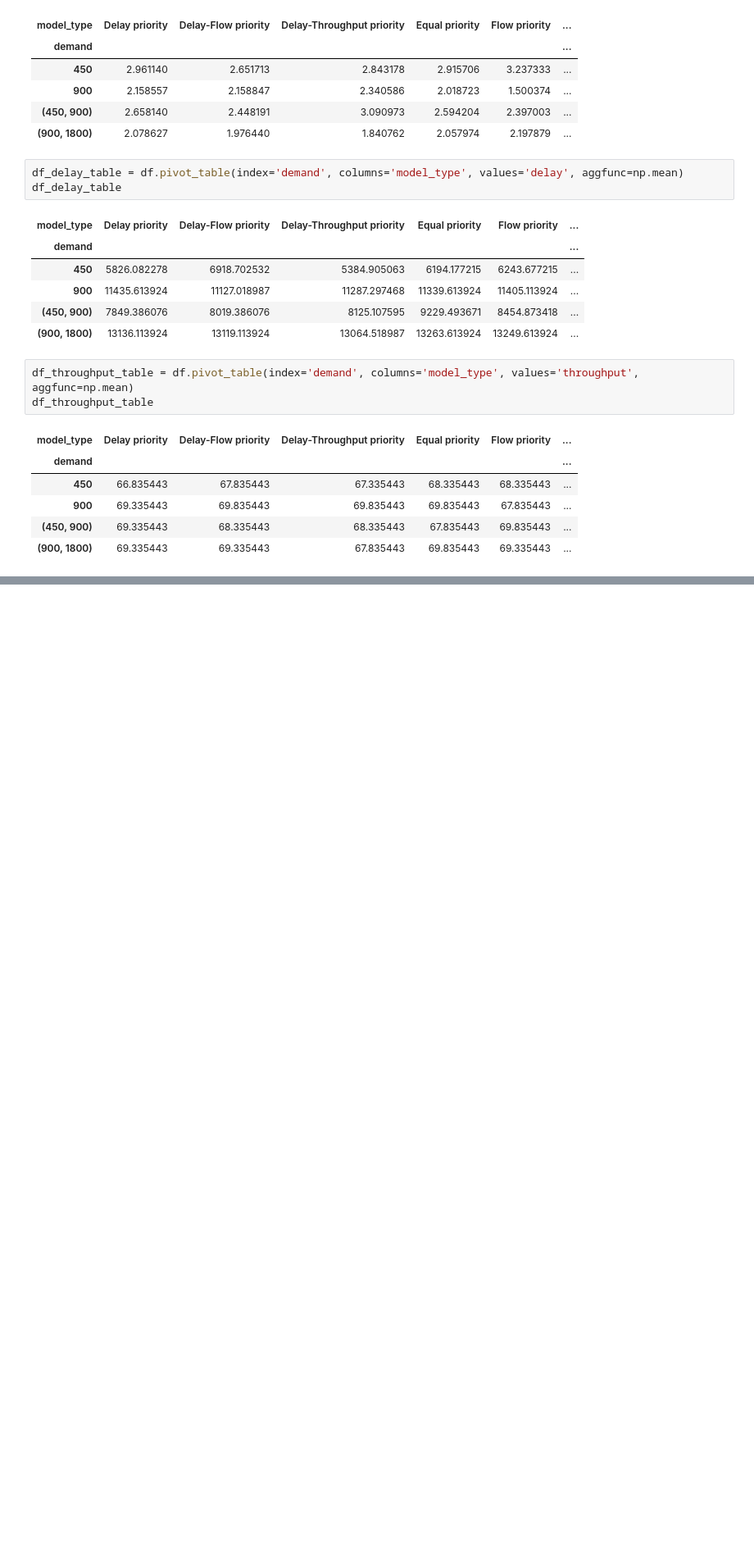
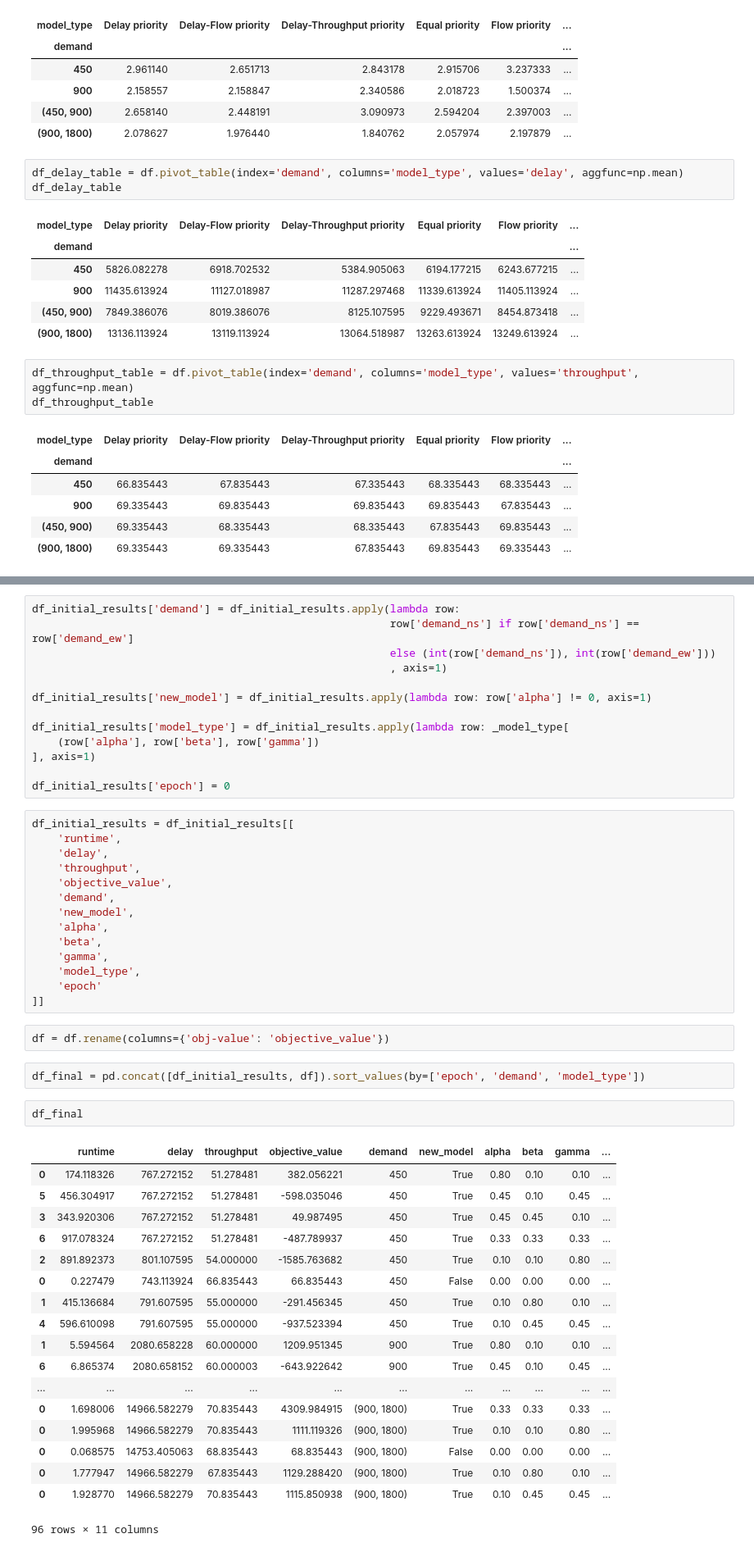
Before and after one commit to DEGABGED/ctm_data_processing, a Jupyter notebook: Results from MILP Realtime Computations.ipynb, the cells around one changed output, grey strips where cells are left out. Shown: that part at 82% size. Saved outputs shown, nothing was run; the diff lists cells and outputs as text; blank space fills up the shorter version.

Commit message:
Add final dataframes, Expected vs Actual results

```diff
--- a/Results from MILP Realtime Computations.ipynb
+++ b/Results from MILP Realtime Computations.ipynb
@@ -279,0 +305,52 @@ df_throughput_table
+# %%
+df_initial_results['demand'] = df_initial_results.apply(lambda row:
+                                                        row['demand_ns'] if row['demand_ns'] == row['demand_ew']
+                                                        else (int(row['demand_ns']), int(row['demand_ew']))
+                                                        , axis=1)
+
+df_initial_results['new_model'] = df_initial_results.apply(lambda row: row['alpha'] != 0, axis=1)
+
+df_initial_results['model_type'] = df_initial_results.apply(lambda row: _model_type[
+    (row['alpha'], row['beta'], row['gamma'])
+], axis=1)
+
+df_initial_results['epoch'] = 0
+# %%
+df_initial_results = df_initial_results[[
+    'runtime',
+    'delay',
+    'throughput',
+    'objective_value',
+    'demand',
+    'new_model',
+    'alpha',
+    'beta',
+    'gamma',
+    'model_type',
+    'epoch'
+]]
+# %%
+df = df.rename(columns={'obj-value': 'objective_value'})
+# %%
+df_final = pd.concat([df_initial_results, df]).sort_values(by=['epoch', 'demand', 'model_type'])
+# %%
+df_final
+# %% [output]
+|  | runtime | delay | throughput | objective_value | demand | new_model | alpha | beta | gamma | ... |
+| 0 | 174.118326 | 767.272152 | 51.278481 | 382.056221 | 450 | True | 0.80 | 0.10 | 0.10 | ... |
+| 5 | 456.304917 | 767.272152 | 51.278481 | -598.035046 | 450 | True | 0.45 | 0.10 | 0.45 | ... |
+| 3 | 343.920306 | 767.272152 | 51.278481 | 49.987495 | 450 | True | 0.45 | 0.45 | 0.10 | ... |
+| 6 | 917.078324 | 767.272152 | 51.278481 | -487.789937 | 450 | True | 0.33 | 0.33 | 0.33 | ... |
+| 2 | 891.892373 | 801.107595 | 54.000000 | -1585.763682 | 450 | True | 0.10 | 0.10 | 0.80 | ... |
+| 0 | 0.227479 | 743.113924 | 66.835443 | 66.835443 | 450 | False | 0.00 | 0.00 | 0.00 | ... |
+| 1 | 415.136684 | 791.607595 | 55.000000 | -291.456345 | 450 | True | 0.10 | 0.80 | 0.10 | ... |
+| 4 | 596.610098 | 791.607595 | 55.000000 | -937.523394 | 450 | True | 0.10 | 0.45 | 0.45 | ... |
+| 1 | 5.594564 | 2080.658228 | 60.000000 | 1209.951345 | 900 | True | 0.80 | 0.10 | 0.10 | ... |
+| 6 | 6.865374 | 2080.658152 | 60.000003 | -643.922642 | 900 | True | 0.45 | 0.10 | 0.45 | ... |
+| ... | ... | ... | ... | ... | ... | ... | ... | ... | ... | ... |
+| 0 | 1.698006 | 14966.582279 | 70.835443 | 4309.984915 | (900, 1800) | True | 0.33 | 0.33 | 0.33 | ... |
+| 0 | 1.995968 | 14966.582279 | 70.835443 | 1111.119326 | (900, 1800) | True | 0.10 | 0.10 | 0.80 | ... |
+| 0 | 0.068575 | 14753.405063 | 68.835443 | 68.835443 | (900, 1800) | False | 0.00 | 0.00 | 0.00 | ... |
+| 0 | 1.777947 | 14966.582279 | 67.835443 | 1129.288420 | (900, 1800) | True | 0.10 | 0.80 | 0.10 | ... |
+| 0 | 1.928770 | 14966.582279 | 70.835443 | 1115.850938 | (900, 1800) | True | 0.10 | 0.45 | 0.45 | ... |
+96 rows × 11 columns
```
Also changed, not shown: parts of 6 cells of this notebook, 5 other files.
